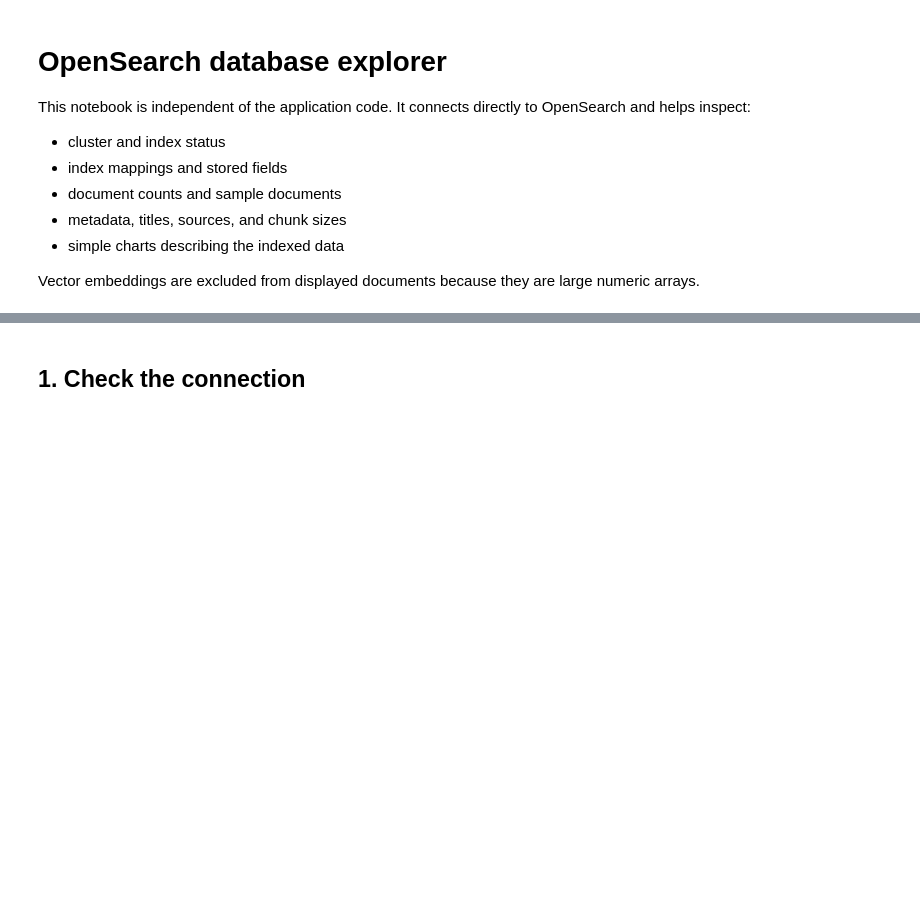
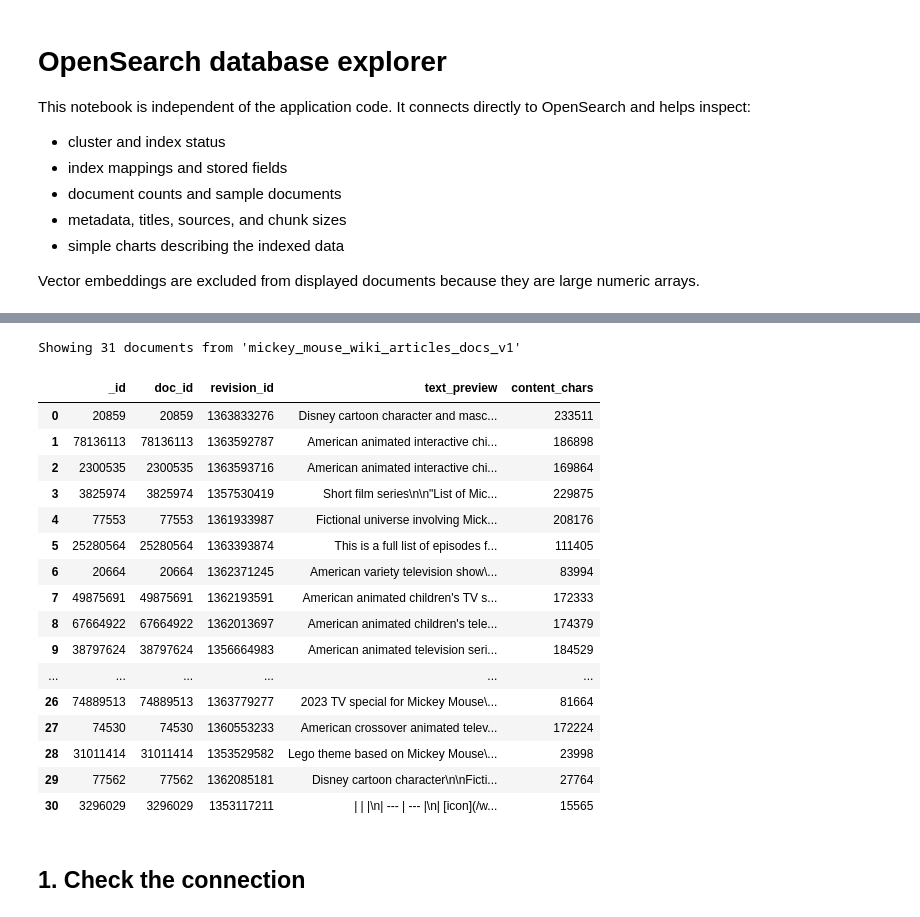
Before and after one commit to vermaankit2005/local-hybrid-rag, a Jupyter notebook: opensearch_visualization.ipynb, the cells around one changed output, grey strips where cells are left out. Saved outputs shown, nothing was run; the diff lists cells and outputs as text; code cells hidden in the pictures; blank space fills up the shorter version.

```diff
--- a/opensearch_visualization.ipynb
+++ b/opensearch_visualization.ipynb
@@ -50,4 +50,58 @@ Index: mickey_mouse_wiki_articles_v1
 Analysis limit: 10,000 documents
+# %%
+DOC_INDEX_NAME = os.getenv("OPENSEARCH_DOC_INDEX", "mickey_mouse_wiki_articles_docs_v1")
+DOC_INDEX_SAMPLE_SIZE = 100
+
+if not client.indices.exists(index=DOC_INDEX_NAME):
+    raise RuntimeError(f"Document index '{DOC_INDEX_NAME}' does not exist.")
+
+doc_hits = client.search(
+    index=DOC_INDEX_NAME,
+    body={
+        "size": DOC_INDEX_SAMPLE_SIZE,
+        "query": {"match_all": {}},
+        "_source": ["doc_id", "revision_id", "document"],
+    },
+).get("hits", {}).get("hits", [])
+
+doc_rows = []
+for hit in doc_hits:
+    src = hit.get("_source", {})
+    doc = src.get("document", {})
+    metadata = doc.get("metadata", {}) or {}
+    page_content = str(doc.get("page_content", "") or "")
+    doc_rows.append(
+        {
+            "_id": hit.get("_id"),
+            "doc_id": src.get("doc_id"),
+            "revision_id": src.get("revision_id"),
+            "text_preview": page_content[:200],
+            "content_chars": len(page_content),
+        }
+    )
+
+doc_index_df = pd.DataFrame(doc_rows)
+print(f"Showing {len(doc_index_df)} documents from '{DOC_INDEX_NAME}'")
+display(doc_index_df)
+# %% [output]
+Showing 31 documents from 'mickey_mouse_wiki_articles_docs_v1'
+|  | _id | doc_id | revision_id | text_preview | content_chars |
+| 0 | 20859 | 20859 | 1363833276 | Disney cartoon character and masc... | 233511 |
+| 1 | 78136113 | 78136113 | 1363592787 | American animated interactive chi... | 186898 |
+| 2 | 2300535 | 2300535 | 1363593716 | American animated interactive chi... | 169864 |
+| 3 | 3825974 | 3825974 | 1357530419 | Short film series\n\n"List of Mic... | 229875 |
+| 4 | 77553 | 77553 | 1361933987 | Fictional universe involving Mick... | 208176 |
+| 5 | 25280564 | 25280564 | 1363393874 | This is a full list of episodes f... | 111405 |
+| 6 | 20664 | 20664 | 1362371245 | American variety television show\... | 83994 |
+| 7 | 49875691 | 49875691 | 1362193591 | American animated children's TV s... | 172333 |
+| 8 | 67664922 | 67664922 | 1362013697 | American animated children's tele... | 174379 |
+| 9 | 38797624 | 38797624 | 1356664983 | American animated television seri... | 184529 |
+| ... | ... | ... | ... | ... | ... |
+| 26 | 74889513 | 74889513 | 1363779277 | 2023 TV special for Mickey Mouse\... | 81664 |
+| 27 | 74530 | 74530 | 1360553233 | American crossover animated telev... | 172224 |
+| 28 | 31011414 | 31011414 | 1353529582 | Lego theme based on Mickey Mouse\... | 23998 |
+| 29 | 77562 | 77562 | 1362085181 | Disney cartoon character\n\nFicti... | 27764 |
+| 30 | 3296029 | 3296029 | 1353117211 | | | |\n| --- | --- |\n| [icon](/w... | 15565 |
 # %% [markdown]
 ## 1. Check the connection
 # %%
```
Also changed, not shown: parts of 13 cells of this notebook, 7 other files.
